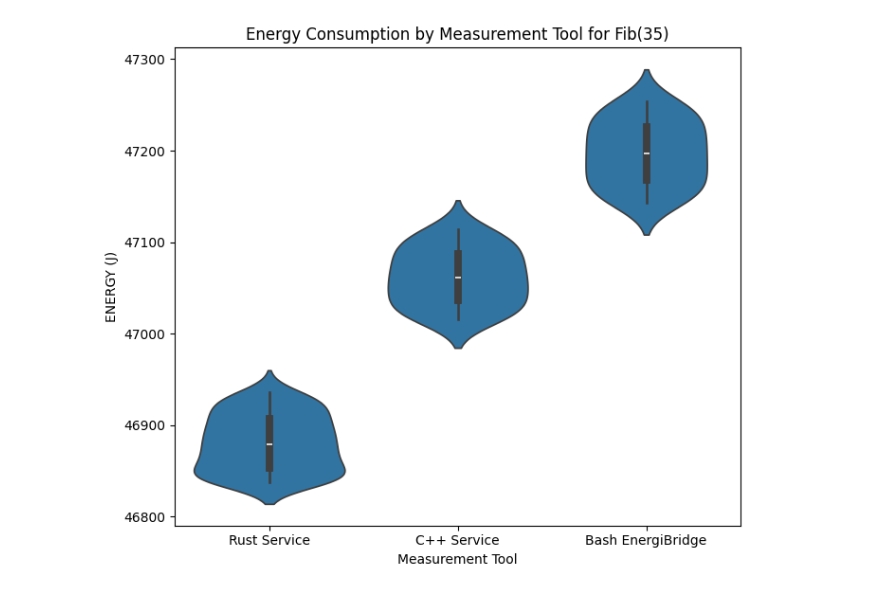
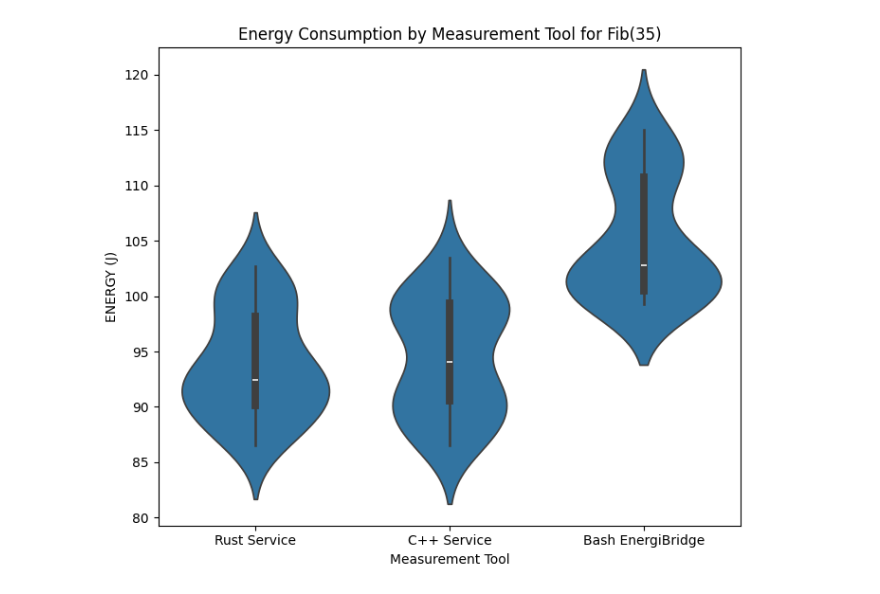
Before and after one commit to reglayass/EnergiBridge_RPC, a Jupyter notebook: py/results_analysis.ipynb, the cells around one changed output. Cells and saved outputs as stored; diff of their text form; code cells hidden in the pictures.

Commit message:
Add edp plots

```diff
--- a/py/results_analysis.ipynb
+++ b/py/results_analysis.ipynb
@@ -89,20 +72,34 @@ for fib in data:  # 5, 35
         for df in data[fib][language]: #each experiment
             if "PACKAGE_ENERGY (J)" in df.columns:
                 energy = df["PACKAGE_ENERGY (J)"].iloc[-1] - df["PACKAGE_ENERGY (J)"].iloc[0]
+                if "TIME" in df.columns:
+                    time_diff = df['TIME'].iloc[-1] - df['TIME'].iloc[0]
+                elif "Time" in df.columns:
+                    time_diff = df['Time'].iloc[-1] - df['Time'].iloc[0]
                 summary_rows.append({
                     "PACKAGE ENERGY (J)": energy,
+                    "EDP": time_diff,
                     "tool": language,
                     "fib": fib
                 })
 
 
         summary_df = pd.DataFrame(summary_rows)
+        # remove outliers from each experiment set
+        if 'PACKAGE ENERGY (J)' in summary_df.columns:
+            z_scores = zscore(summary_df['PACKAGE ENERGY (J)'])
+            full_df = summary_df[np.abs(z_scores) < 2]
+
         split_dfs[f"{language}_{fib}"] = summary_df
+        print(f"{language}_{fib}")
 
-rust_5 = split_dfs["rust_5"]
+rust_10 = split_dfs["rust_10"]
 rust_35 = split_dfs["rust_35"]
-cpp_5 = split_dfs["cpp_5"]
+rust_40 = split_dfs["rust_40"]
+cpp_10 = split_dfs["cpp_10"]
 cpp_35 = split_dfs["cpp_35"]
-nonservice_5 = split_dfs["nonservice_5"]
+cpp_40 = split_dfs["cpp_40"]
+nonservice_10 = split_dfs["nonservice_10"]
 nonservice_35 = split_dfs["nonservice_35"]
+nonservice_40 = split_dfs["nonservice_40"]
 # %% [output]
@@ -143,11 +155,11 @@ ValueError: Could not interpret value `PACKAGE ENERGY (J)` for `y`. An entry wit
 # %%
 plt.figure(figsize=(7, 6))
-ax = sns.violinplot(x="tool", y="PACKAGE_ENERGY (J)", data=df_35)
+ax = sns.violinplot(x="tool", y="PACKAGE ENERGY (J)", data=pd.concat([rust_35, cpp_35, nonservice_35]))
 plt.title("Energy Consumption by Measurement Tool for Fib(35)")
 plt.xlabel("Measurement Tool")
 plt.ylabel("ENERGY (J)")
 ax.set_xticklabels(["Rust Service", "C++ Service", "Bash EnergiBridge"])
 plt.tight_layout()
 plt.show()
 # %% [output]
-[figure, old version]
+[figure, new version]
```
Also changed, not shown: parts of 10 cells of this notebook.
